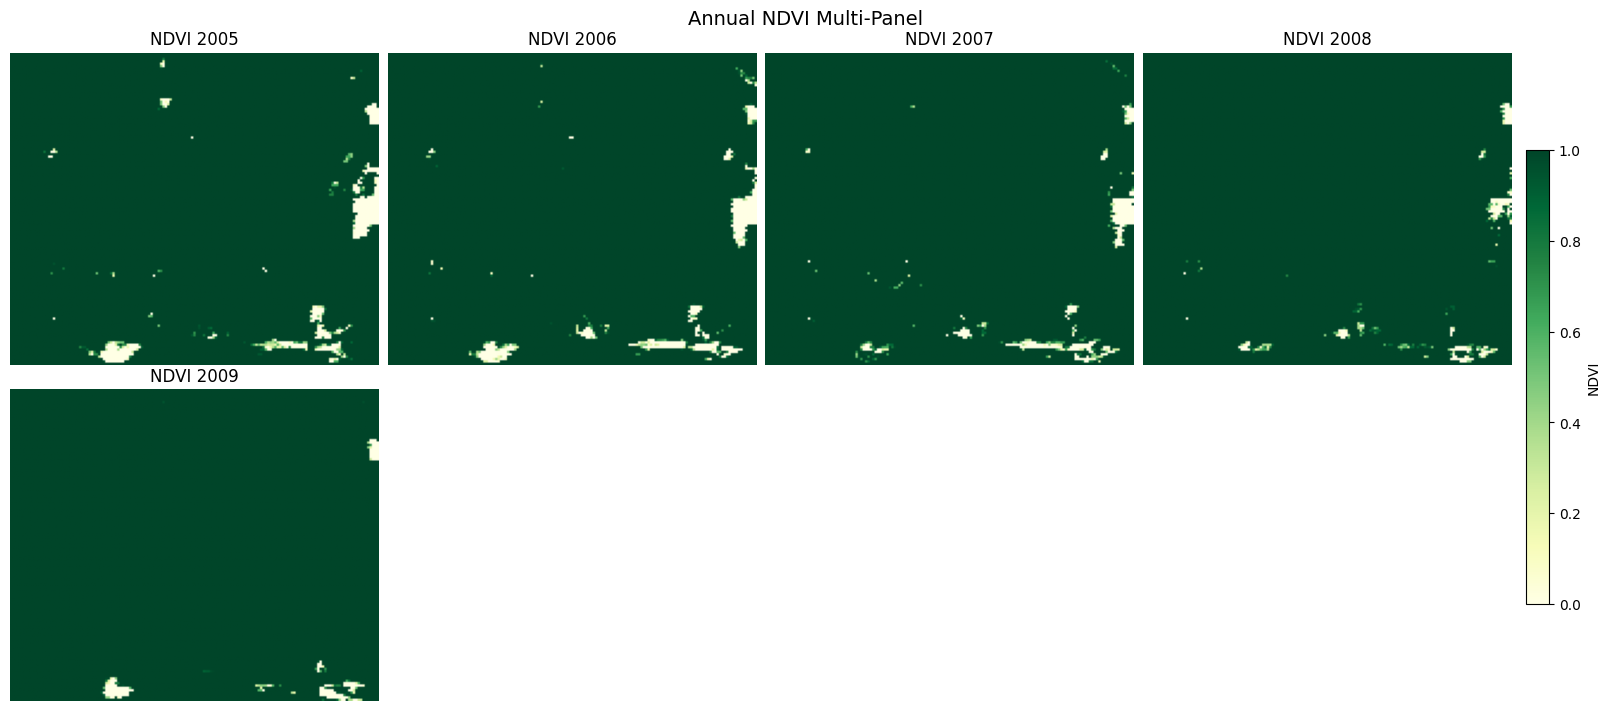
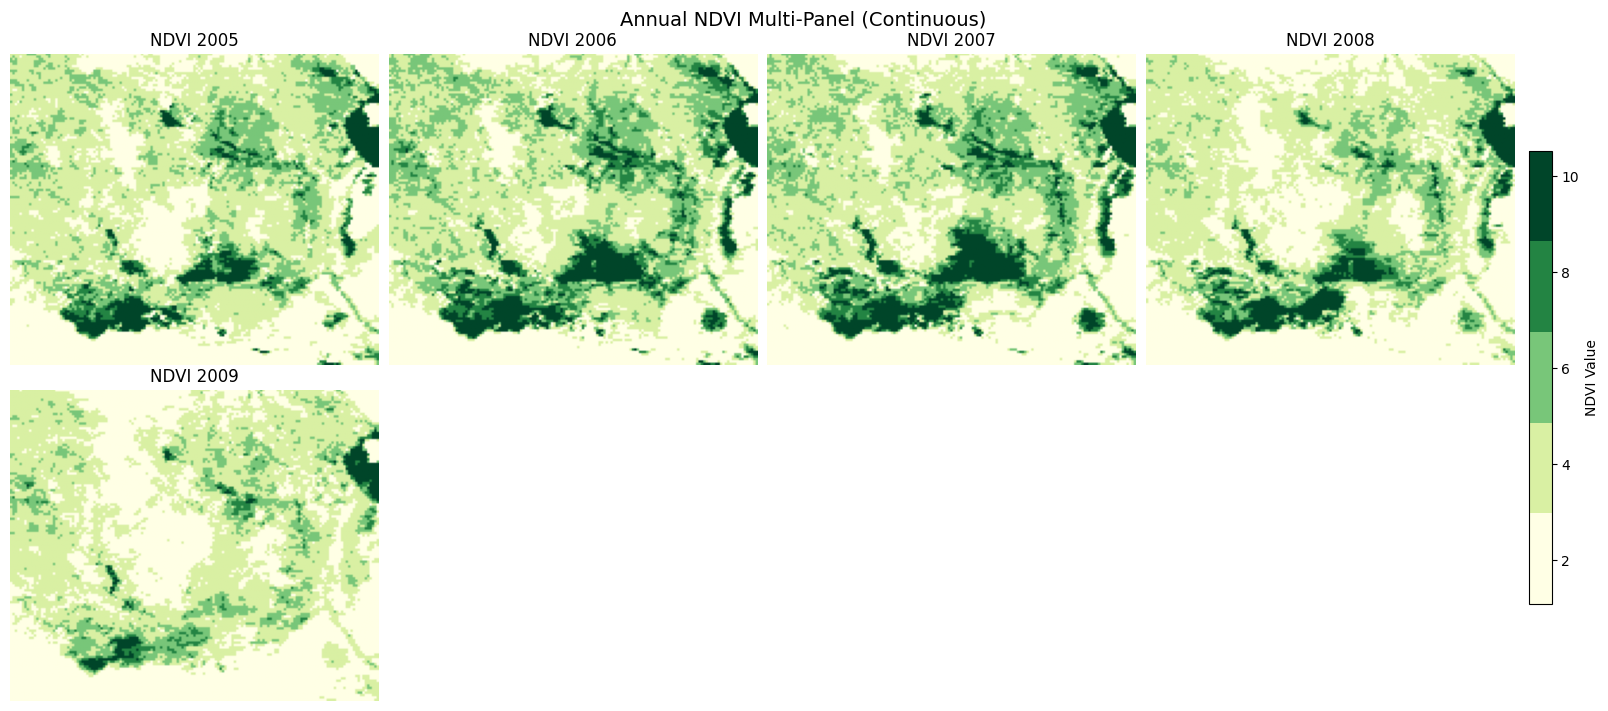
Unified diff of the notebook cell whose output changed from the first chart to the second:
--- before
+++ after
@@ -1,6 +1,7 @@
-# Multi-panel NDVI plot: one panel per year/image
 import math
 import numpy as np
 import matplotlib.pyplot as plt
+import matplotlib.colors
+
 
 annual_list = ndvi_annual.toList(ndvi_annual.size())
@@ -30,6 +31,14 @@
 axes = np.array(axes).reshape(-1)
 
+# Define the color palette and min/max values from your specified vis_params
+# vis_params = {'bands': ['NDVI'], 'palette': ['#ffffe5', '#d9f0a3', '#78c679', '#238443', '#004529'], 'min': 1.0750700000000002, 'max': 10.533110000000002}
+palette = ['#ffffe5', '#d9f0a3', '#78c679', '#238443', '#004529']
+cmap_continuous = matplotlib.colors.ListedColormap(palette)
+vmin_val = 1.0750700000000002
+vmax_val = 10.533110000000002
+
 for idx, (year_label, arr) in enumerate(zip(years, arrays)):
-    im = axes[idx].imshow(arr, cmap='YlGn', vmin=0, vmax=1)
+    # Plot the continuous NDVI array directly without classification
+    im = axes[idx].imshow(arr, cmap=cmap_continuous, vmin=vmin_val, vmax=vmax_val)
     axes[idx].set_title(f'NDVI {year_label}')
     axes[idx].axis('off')
@@ -38,6 +47,7 @@
     axes[idx].axis('off')
 
+# Create a colorbar for the continuous NDVI values
 cbar = fig.colorbar(im, ax=axes.tolist(), shrink=0.7, pad=0.01)
-cbar.set_label('NDVI')
-fig.suptitle('Annual NDVI Multi-Panel', fontsize=14)
+cbar.set_label('NDVI Value')
+fig.suptitle('Annual NDVI Multi-Panel (Continuous)', fontsize=14)
 plt.show()

Commit: Added plots for the ndiv with vis_parm4 imported